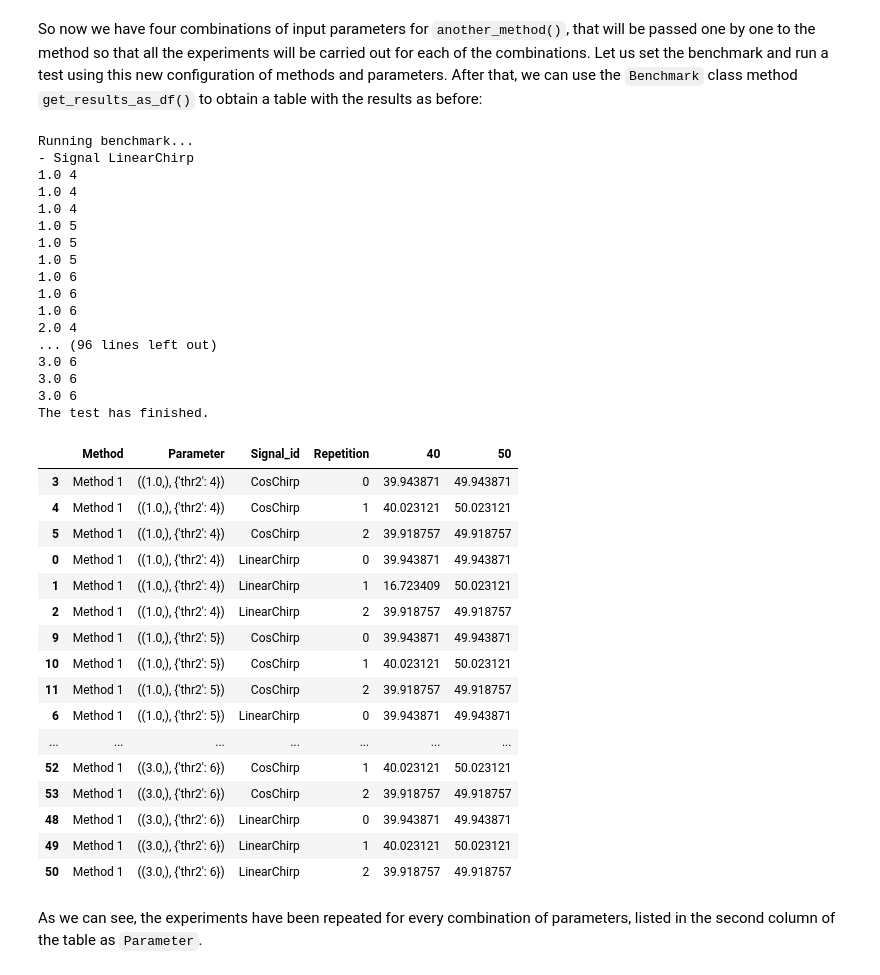
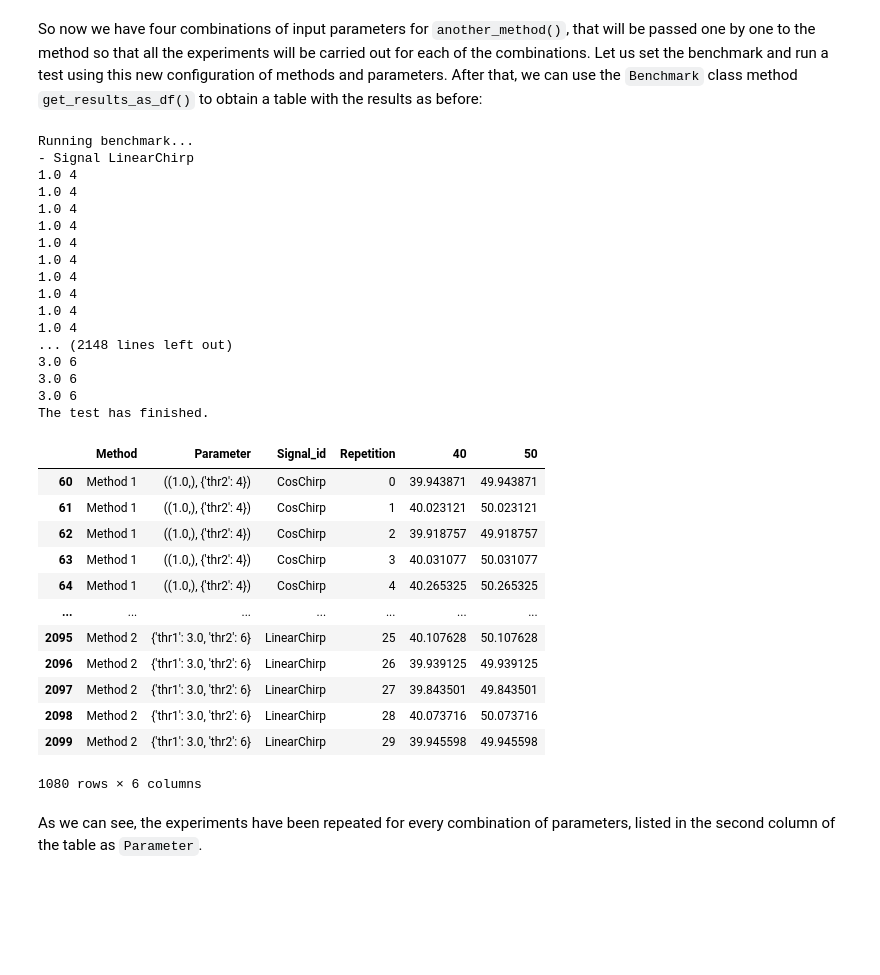
Before and after one commit to jmiramont/mcsm-benchs, a Jupyter notebook: notebooks/demo_benchmark.ipynb, the cells around one changed output. Saved outputs shown, nothing was run; the diff lists cells and outputs as text; code cells hidden in the pictures; blank space fills up the shorter version.

```diff
--- a/notebooks/demo_benchmark.ipynb
+++ b/notebooks/demo_benchmark.ipynb
@@ -139,6 +139,7 @@ def another_method(noisy_signal, *args, **kwargs):
 # Create a dictionary of the methods to test.
 my_methods = {
     'Method 1': another_method,
+    'Method 2': another_method,
     }
 # %% [markdown]
 Having done this, we can define the different combinations of parameters using the corresponding dictionary:
@@ -149,7 +150,7 @@ thr2 = [4, 5, 6] # Some values for the keyword, argument.
 
 my_parameters = {
     'Method 1': [((t1,),{'thr2': t2,}) for t1 in thr1 for t2 in thr2], # Remember the keys of this dictionary should be same as the methods dictionary.
-    # 'Method 1': [{'thr1': t1,'thr2': t2,} for t1 in thr1 for t2 in thr2],
+    'Method 2': [{'thr1': t1,'thr2': t2,} for t1 in thr1 for t2 in thr2],
     # 'Method 1': [(t1,t2,) for t1 in thr1 for t2 in thr2],
 }
 
@@ -161,50 +162,48 @@ So now we have four combinations of input parameters for `another_method()`, tha
 # %%
 benchmark_p = Benchmark(task = 'denoising',
                          methods = my_methods,
                          N = 256,
                          parameters = my_parameters,
                          SNRin = [40, 50],
                          signal_ids=['LinearChirp', 'CosChirp',],
-                         repetitions = 3)
+                         repetitions = 30,
+                        #  parallelize=3
+                         )
 
 benchmark_p.run_test() # Run the test. my_results is a dictionary with the results for each of the variables of the simulation.
 results_parameters = benchmark_p.get_results_as_df() # This formats the results on a DataFrame
 results_parameters
 # %% [output]
 Running benchmark...
 - Signal LinearChirp
 1.0 4
 1.0 4
 1.0 4
-1.0 5
-1.0 5
-1.0 5
-1.0 6
-1.0 6
-1.0 6
-2.0 4
-... (96 lines left out)
+1.0 4
+1.0 4
+1.0 4
+1.0 4
+1.0 4
+1.0 4
+1.0 4
+... (2148 lines left out)
 3.0 6
 3.0 6
 3.0 6
 The test has finished.
 |  | Method | Parameter | Signal_id | Repetition | 40 | 50 |
-| 3 | Method 1 | ((1.0,), {'thr2': 4}) | CosChirp | 0 | 39.943871 | 49.943871 |
-| 4 | Method 1 | ((1.0,), {'thr2': 4}) | CosChirp | 1 | 40.023121 | 50.023121 |
-| 5 | Method 1 | ((1.0,), {'thr2': 4}) | CosChirp | 2 | 39.918757 | 49.918757 |
-| 0 | Method 1 | ((1.0,), {'thr2': 4}) | LinearChirp | 0 | 39.943871 | 49.943871 |
-| 1 | Method 1 | ((1.0,), {'thr2': 4}) | LinearChirp | 1 | 16.723409 | 50.023121 |
-| 2 | Method 1 | ((1.0,), {'thr2': 4}) | LinearChirp | 2 | 39.918757 | 49.918757 |
-| 9 | Method 1 | ((1.0,), {'thr2': 5}) | CosChirp | 0 | 39.943871 | 49.943871 |
-| 10 | Method 1 | ((1.0,), {'thr2': 5}) | CosChirp | 1 | 40.023121 | 50.023121 |
-| 11 | Method 1 | ((1.0,), {'thr2': 5}) | CosChirp | 2 | 39.918757 | 49.918757 |
-| 6 | Method 1 | ((1.0,), {'thr2': 5}) | LinearChirp | 0 | 39.943871 | 49.943871 |
+| 60 | Method 1 | ((1.0,), {'thr2': 4}) | CosChirp | 0 | 39.943871 | 49.943871 |
+| 61 | Method 1 | ((1.0,), {'thr2': 4}) | CosChirp | 1 | 40.023121 | 50.023121 |
+| 62 | Method 1 | ((1.0,), {'thr2': 4}) | CosChirp | 2 | 39.918757 | 49.918757 |
+| 63 | Method 1 | ((1.0,), {'thr2': 4}) | CosChirp | 3 | 40.031077 | 50.031077 |
+| 64 | Method 1 | ((1.0,), {'thr2': 4}) | CosChirp | 4 | 40.265325 | 50.265325 |
 | ... | ... | ... | ... | ... | ... | ... |
-| 52 | Method 1 | ((3.0,), {'thr2': 6}) | CosChirp | 1 | 40.023121 | 50.023121 |
-| 53 | Method 1 | ((3.0,), {'thr2': 6}) | CosChirp | 2 | 39.918757 | 49.918757 |
-| 48 | Method 1 | ((3.0,), {'thr2': 6}) | LinearChirp | 0 | 39.943871 | 49.943871 |
-| 49 | Method 1 | ((3.0,), {'thr2': 6}) | LinearChirp | 1 | 40.023121 | 50.023121 |
-| 50 | Method 1 | ((3.0,), {'thr2': 6}) | LinearChirp | 2 | 39.918757 | 49.918757 |
+| 2095 | Method 2 | {'thr1': 3.0, 'thr2': 6} | LinearChirp | 25 | 40.107628 | 50.107628 |
+| 2096 | Method 2 | {'thr1': 3.0, 'thr2': 6} | LinearChirp | 26 | 39.939125 | 49.939125 |
+| 2097 | Method 2 | {'thr1': 3.0, 'thr2': 6} | LinearChirp | 27 | 39.843501 | 49.843501 |
+| 2098 | Method 2 | {'thr1': 3.0, 'thr2': 6} | LinearChirp | 28 | 40.073716 | 50.073716 |
+| 2099 | Method 2 | {'thr1': 3.0, 'thr2': 6} | LinearChirp | 29 | 39.945598 | 49.945598 |
+1080 rows × 6 columns
 # %% [markdown]
 As we can see, the experiments have been repeated for every combination of parameters, listed in the second column of the table as `Parameter`.
 # %% [markdown]
```
Also changed, not shown: parts of 2 cells of this notebook, 1 other file.
